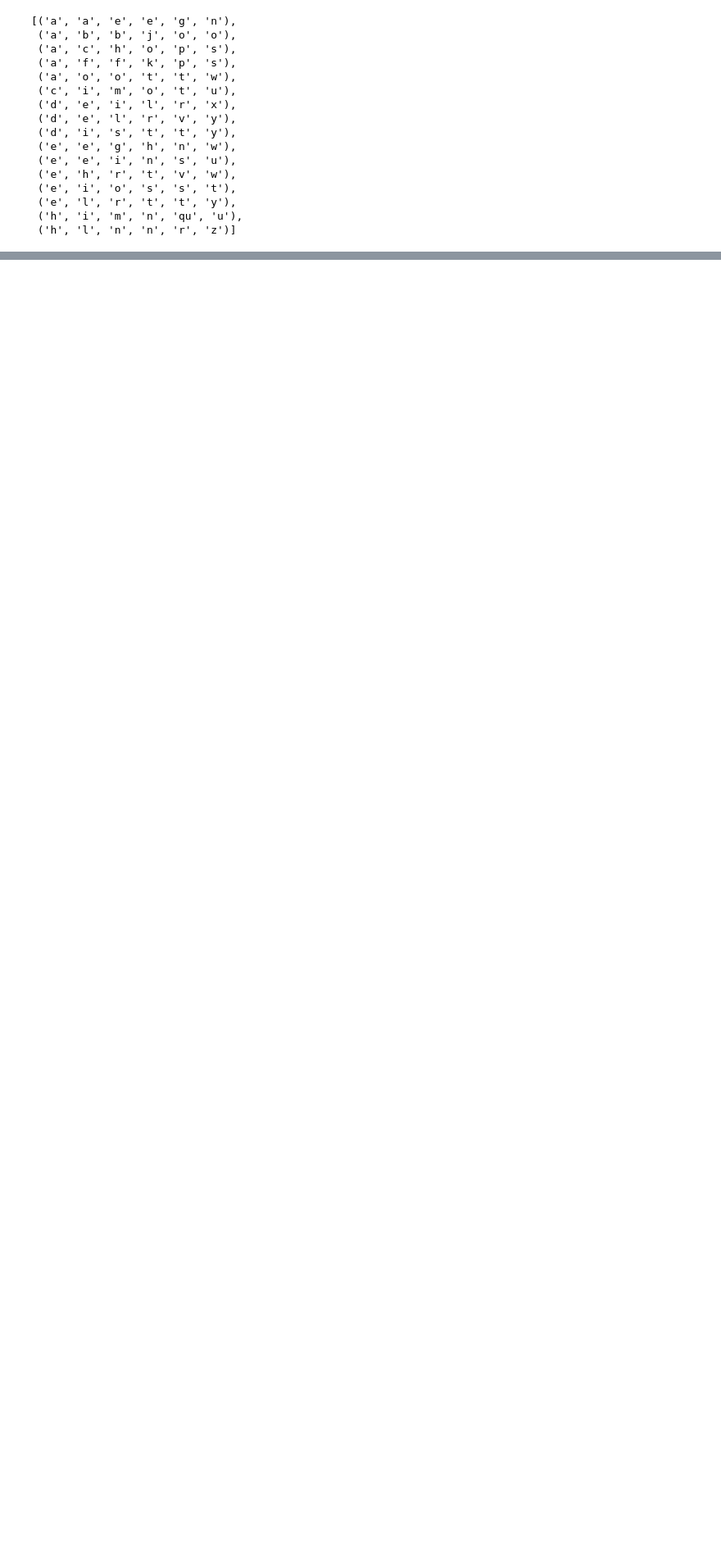
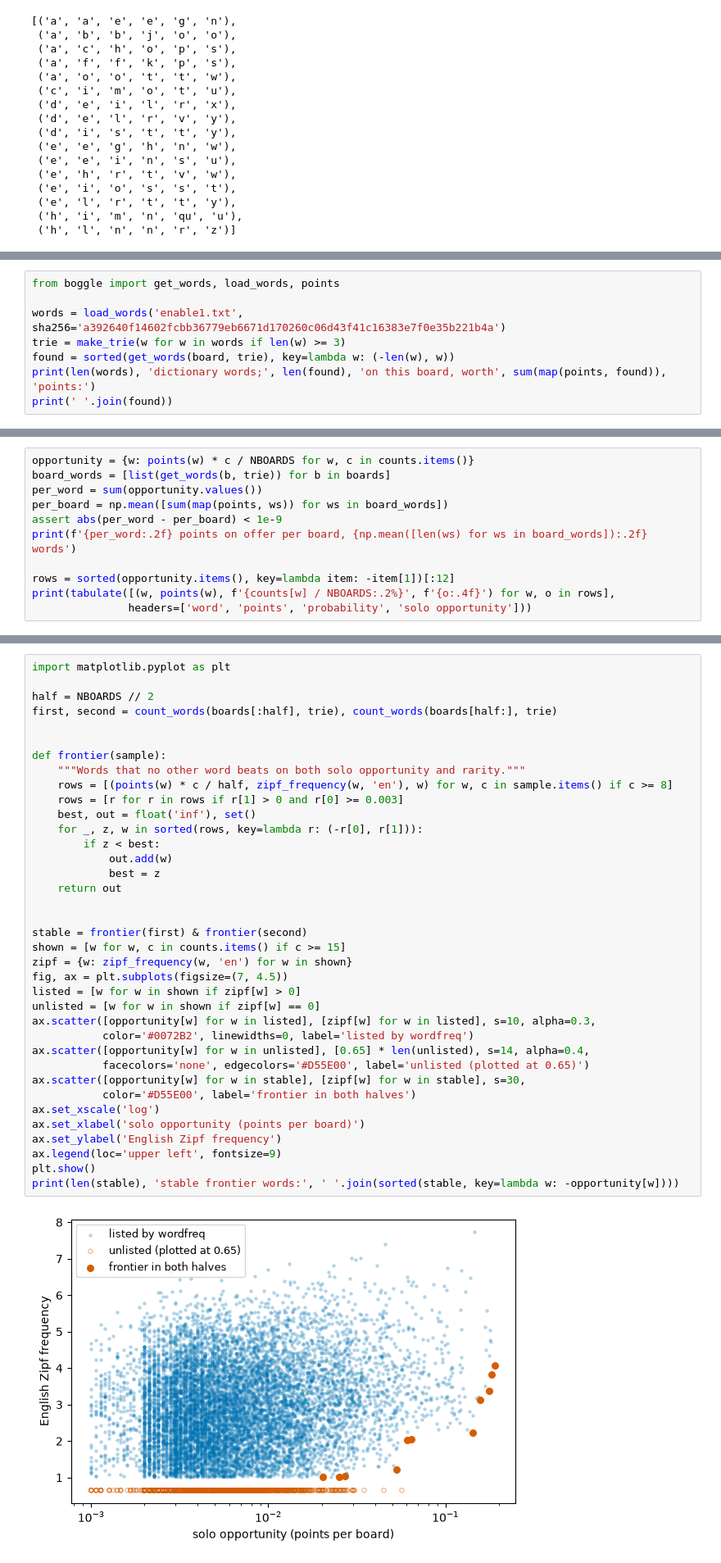
Before and after one commit to arclabs561/games, a Jupyter notebook: boggle/boggle.ipynb, the cells around one changed output, grey strips where cells are left out. Shown at 82% size. Drawn from its saved outputs; the diff is of its cells as text; blank space fills up the shorter version.

```diff
--- a/boggle/boggle.ipynb
+++ b/boggle/boggle.ipynb
@@ -353,0 +130,8 @@ big_cubes = [
+# %%
+from boggle import get_words, load_words, points
+
+words = load_words('enable1.txt', sha256='a392640f14602fcbb36779eb6671d170260c06d43f41c16383e7f0e35b221b4a')
+trie = make_trie(w for w in words if len(w) >= 3)
+found = sorted(get_words(board, trie), key=lambda w: (-len(w), w))
+print(len(words), 'dictionary words;', len(found), 'on this board, worth', sum(map(points, found)), 'points:')
+print(' '.join(found))
@@ -353,0 +239,11 @@ big_cubes = [
+# %%
+opportunity = {w: points(w) * c / NBOARDS for w, c in counts.items()}
+board_words = [list(get_words(b, trie)) for b in boards]
+per_word = sum(opportunity.values())
+per_board = np.mean([sum(map(points, ws)) for ws in board_words])
+assert abs(per_word - per_board) < 1e-9
+print(f'{per_word:.2f} points on offer per board, {np.mean([len(ws) for ws in board_words]):.2f} words')
+
+rows = sorted(opportunity.items(), key=lambda item: -item[1])[:12]
+print(tabulate([(w, points(w), f'{counts[w] / NBOARDS:.2%}', f'{o:.4f}') for w, o in rows],
+               headers=['word', 'points', 'probability', 'solo opportunity']))
@@ -353,0 +294,39 @@ big_cubes = [
+# %%
+import matplotlib.pyplot as plt
+
+half = NBOARDS // 2
+first, second = count_words(boards[:half], trie), count_words(boards[half:], trie)
+
+
+def frontier(sample):
+    """Words that no other word beats on both solo opportunity and rarity."""
+    rows = [(points(w) * c / half, zipf_frequency(w, 'en'), w) for w, c in sample.items() if c >= 8]
+    rows = [r for r in rows if r[1] > 0 and r[0] >= 0.003]
+    best, out = float('inf'), set()
+    for _, z, w in sorted(rows, key=lambda r: (-r[0], r[1])):
+        if z < best:
+            out.add(w)
+            best = z
+    return out
+
+
+stable = frontier(first) & frontier(second)
+shown = [w for w, c in counts.items() if c >= 15]
+zipf = {w: zipf_frequency(w, 'en') for w in shown}
+fig, ax = plt.subplots(figsize=(7, 4.5))
+listed = [w for w in shown if zipf[w] > 0]
+unlisted = [w for w in shown if zipf[w] == 0]
+ax.scatter([opportunity[w] for w in listed], [zipf[w] for w in listed], s=10, alpha=0.3,
+           color='#0072B2', linewidths=0, label='listed by wordfreq')
+ax.scatter([opportunity[w] for w in unlisted], [0.65] * len(unlisted), s=14, alpha=0.4,
+           facecolors='none', edgecolors='#D55E00', label='unlisted (plotted at 0.65)')
+ax.scatter([opportunity[w] for w in stable], [zipf[w] for w in stable], s=30,
+           color='#D55E00', label='frontier in both halves')
+ax.set_xscale('log')
+ax.set_xlabel('solo opportunity (points per board)')
+ax.set_ylabel('English Zipf frequency')
+ax.legend(loc='upper left', fontsize=9)
+plt.show()
+print(len(stable), 'stable frontier words:', ' '.join(sorted(stable, key=lambda w: -opportunity[w])))
+# %% [output]
+[figure, added]
```
Also changed, not shown: parts of 77 cells of this notebook, 7 other files.
